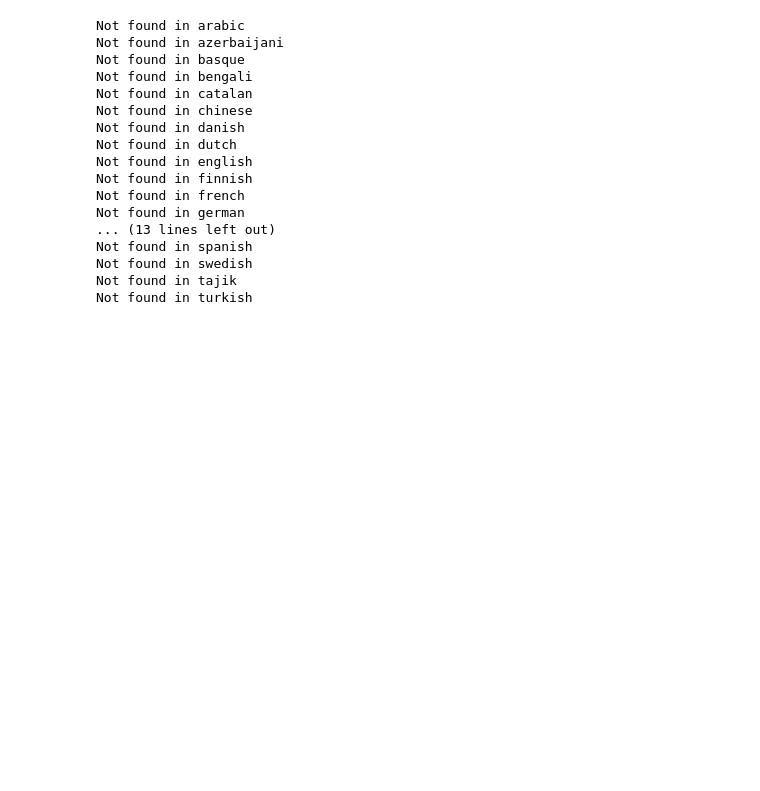
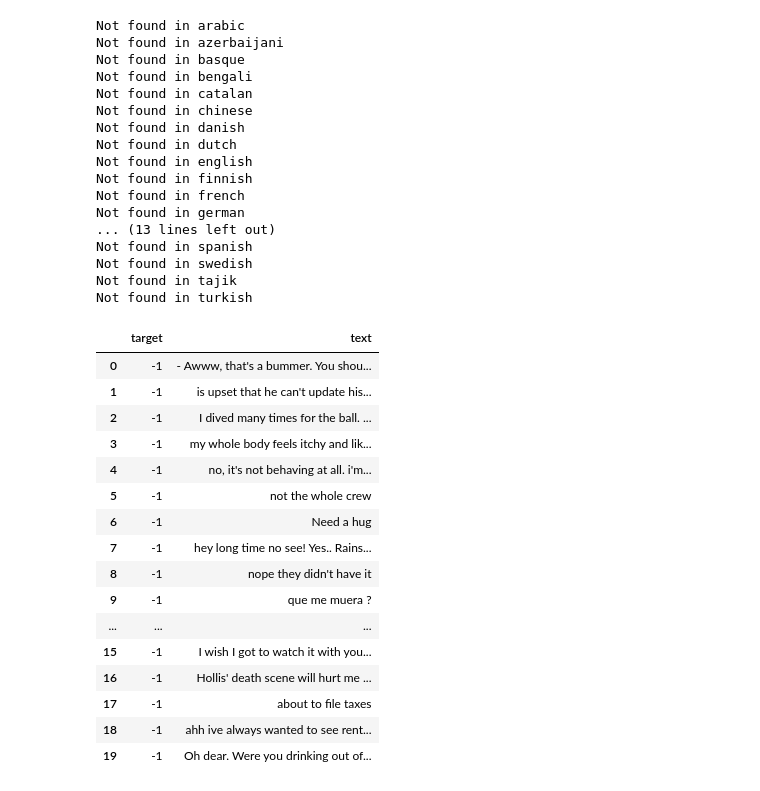
Before and after one commit to cjlongoria/CS522_Final_Project, a Jupyter notebook: preprocessing/eda.ipynb, the cells around one changed output. Saved outputs shown, nothing was run; the diff lists cells and outputs as text; code cells hidden in the pictures; blank space fills up the shorter version.

```diff
--- a/preprocessing/eda.ipynb
+++ b/preprocessing/eda.ipynb
@@ -53,6 +55,7 @@ df['target'].value_counts()
 Name: target, dtype: int64
 # %%
 df['target'].replace({0:-1,4:1},inplace=True)
+df_base = df.copy()
 # %%
 df.describe()
 # %% [output]
@@ -183,3 +174,27 @@ Not found in spanish
 Not found in swedish
 Not found in tajik
 Not found in turkish
+# %%
+#Going back to the base dataframe and cleaning just the usernames and urls
+df = df_base.copy()
+df['text'] = df['text'].apply(lambda x: url_pattern.sub('', x))
+df['text'] = df['text'].apply(lambda x: username_pattern.sub('', x))
+df.head(20)
+# %% [output]
+|  | target | text |
+| 0 | -1 | - Awww, that's a bummer. You shou... |
+| 1 | -1 | is upset that he can't update his... |
+| 2 | -1 | I dived many times for the ball. ... |
+| 3 | -1 | my whole body feels itchy and lik... |
+| 4 | -1 | no, it's not behaving at all. i'm... |
+| 5 | -1 | not the whole crew |
+| 6 | -1 | Need a hug |
+| 7 | -1 | hey long time no see! Yes.. Rains... |
+| 8 | -1 | nope they didn't have it |
+| 9 | -1 | que me muera ? |
+| ... | ... | ... |
+| 15 | -1 | I wish I got to watch it with you... |
+| 16 | -1 | Hollis' death scene will hurt me ... |
+| 17 | -1 | about to file taxes |
+| 18 | -1 | ahh ive always wanted to see rent... |
+| 19 | -1 | Oh dear. Were you drinking out of... |
```
Also changed, not shown: parts of 9 cells of this notebook, 2 other files.
